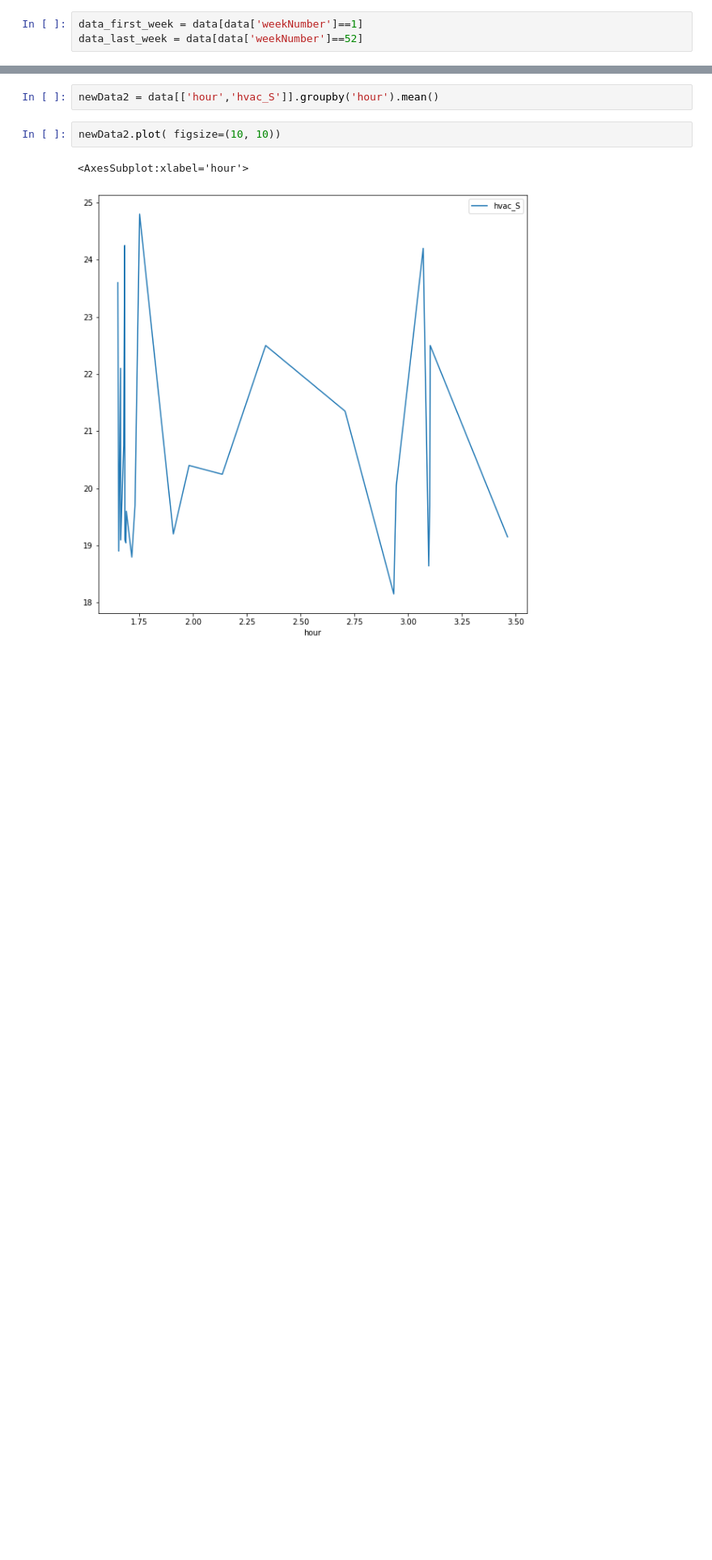
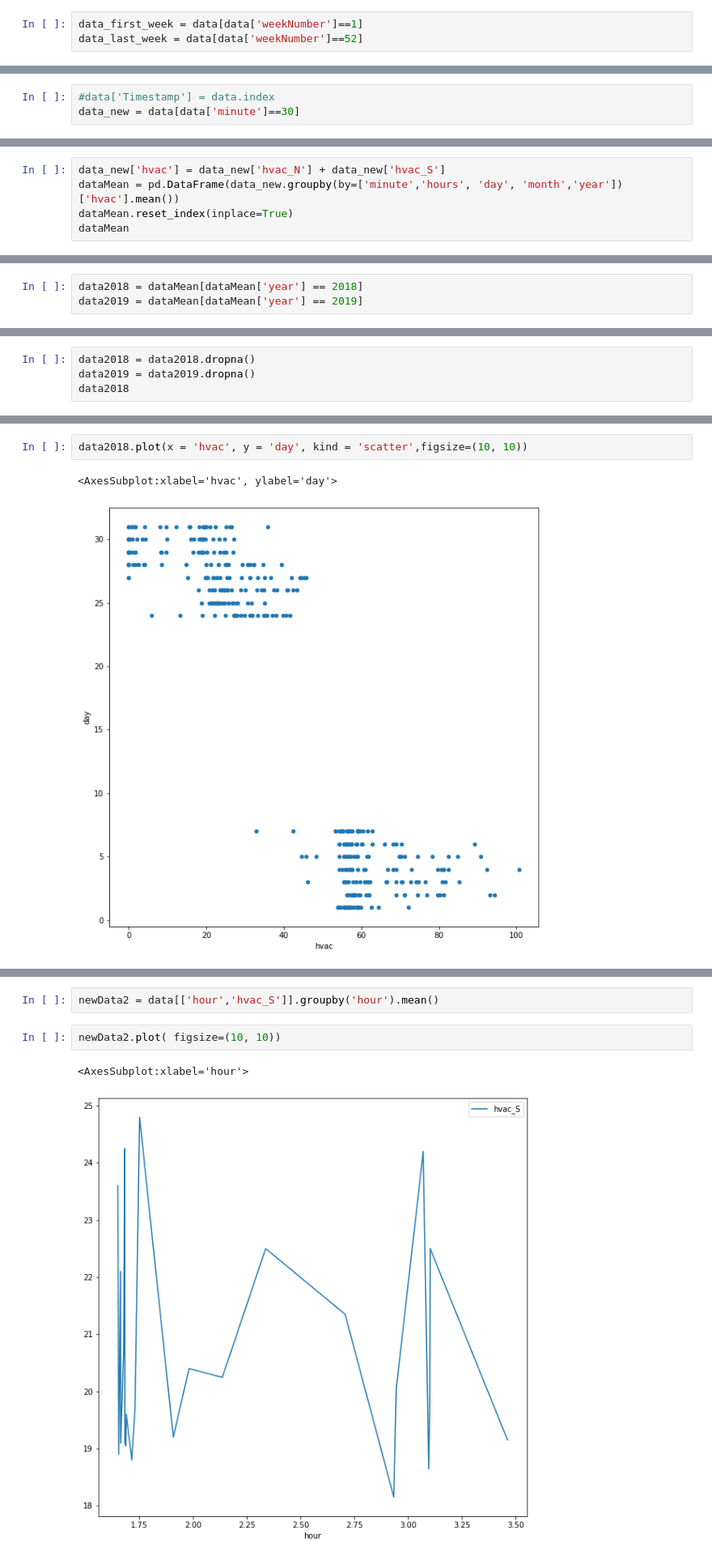
Before and after one commit to singhaniket98/Energy-Consumption-Prediction, a Jupyter notebook: src/collective_anomaly_detection_hav.ipynb, the cells around one changed output, grey strips where cells are left out. Shown: that part at 81% size. Cells and saved outputs as stored; diff of their text form; blank space fills up the shorter version.

Commit message:
plot

```diff
--- a/src/collective_anomaly_detection_hav.ipynb
+++ b/src/collective_anomaly_detection_hav.ipynb
@@ -82,0 +90,3 @@ data
+# %%
+#data['Timestamp'] = data.index
+data_new = data[data['minute']==30]
@@ -82,0 +110,5 @@ data
+# %%
+data_new['hvac'] = data_new['hvac_N'] + data_new['hvac_S']
+dataMean = pd.DataFrame(data_new.groupby(by=['minute','hours', 'day', 'month','year'])['hvac'].mean())
+dataMean.reset_index(inplace=True)
+dataMean
@@ -82,0 +134,3 @@ data
+# %%
+data2018 = dataMean[dataMean['year'] == 2018]
+data2019 = dataMean[dataMean['year'] == 2019]
@@ -82,0 +169,4 @@ data
+# %%
+data2018 = data2018.dropna()
+data2019 = data2019.dropna()
+data2018
@@ -82,0 +187,5 @@ data
+# %%
+data2018.plot(x = 'hvac', y = 'day', kind = 'scatter',figsize=(10, 10))
+# %% [output]
+<AxesSubplot:xlabel='hvac', ylabel='day'>
+[figure, added]
```
Also changed, not shown: parts of 15 cells of this notebook.
